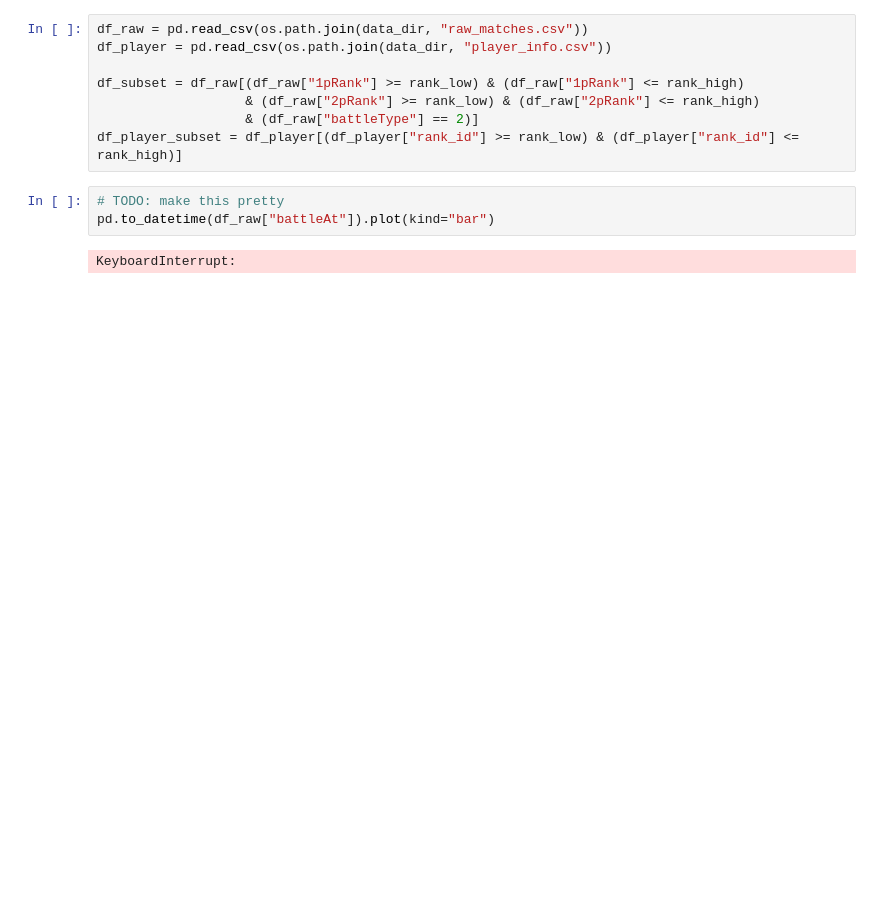
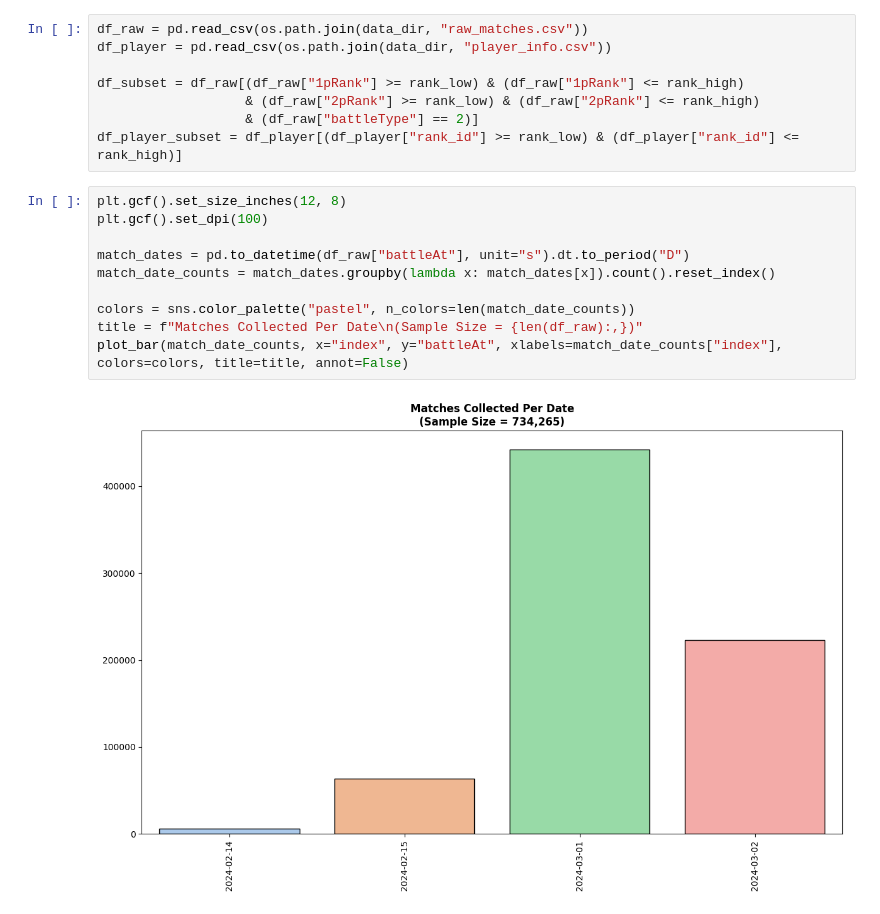
Before and after one commit to DanielRJohnson/Tekken8-Match-Stats, a Jupyter notebook: plotting.ipynb, the cells around one changed output. Saved outputs shown, nothing was run; the diff lists cells and outputs as text; blank space fills up the shorter version.

```diff
--- a/plotting.ipynb
+++ b/plotting.ipynb
@@ -27,11 +27,18 @@ df_subset = df_raw[(df_raw["1pRank"] >= rank_low) & (df_raw["1pRank"] <= rank_hi
                    & (df_raw["2pRank"] >= rank_low) & (df_raw["2pRank"] <= rank_high)
                    & (df_raw["battleType"] == 2)]
 df_player_subset = df_player[(df_player["rank_id"] >= rank_low) & (df_player["rank_id"] <= rank_high)]
-# %%
-# TODO: make this pretty
-pd.to_datetime(df_raw["battleAt"]).plot(kind="bar")
-# %% [output]
-KeyboardInterrupt:
+# %%
+plt.gcf().set_size_inches(12, 8)
+plt.gcf().set_dpi(100)
+
+match_dates = pd.to_datetime(df_raw["battleAt"], unit="s").dt.to_period("D")
+match_date_counts = match_dates.groupby(lambda x: match_dates[x]).count().reset_index()
+
+colors = sns.color_palette("pastel", n_colors=len(match_date_counts))
+title = f"Matches Collected Per Date\n(Sample Size = {len(df_raw):,})"
+plot_bar(match_date_counts, x="index", y="battleAt", xlabels=match_date_counts["index"], colors=colors, title=title, annot=False)
+# %% [output]
+[figure, added]
 # %%
 matchup_fns = Path(os.path.join(data_dir, "matchup_data")).rglob("*.csv")
 matchup_dfs = [pd.read_csv(f) for f in matchup_fns
```
Also changed, not shown: parts of 7 cells of this notebook, 19 other files.
